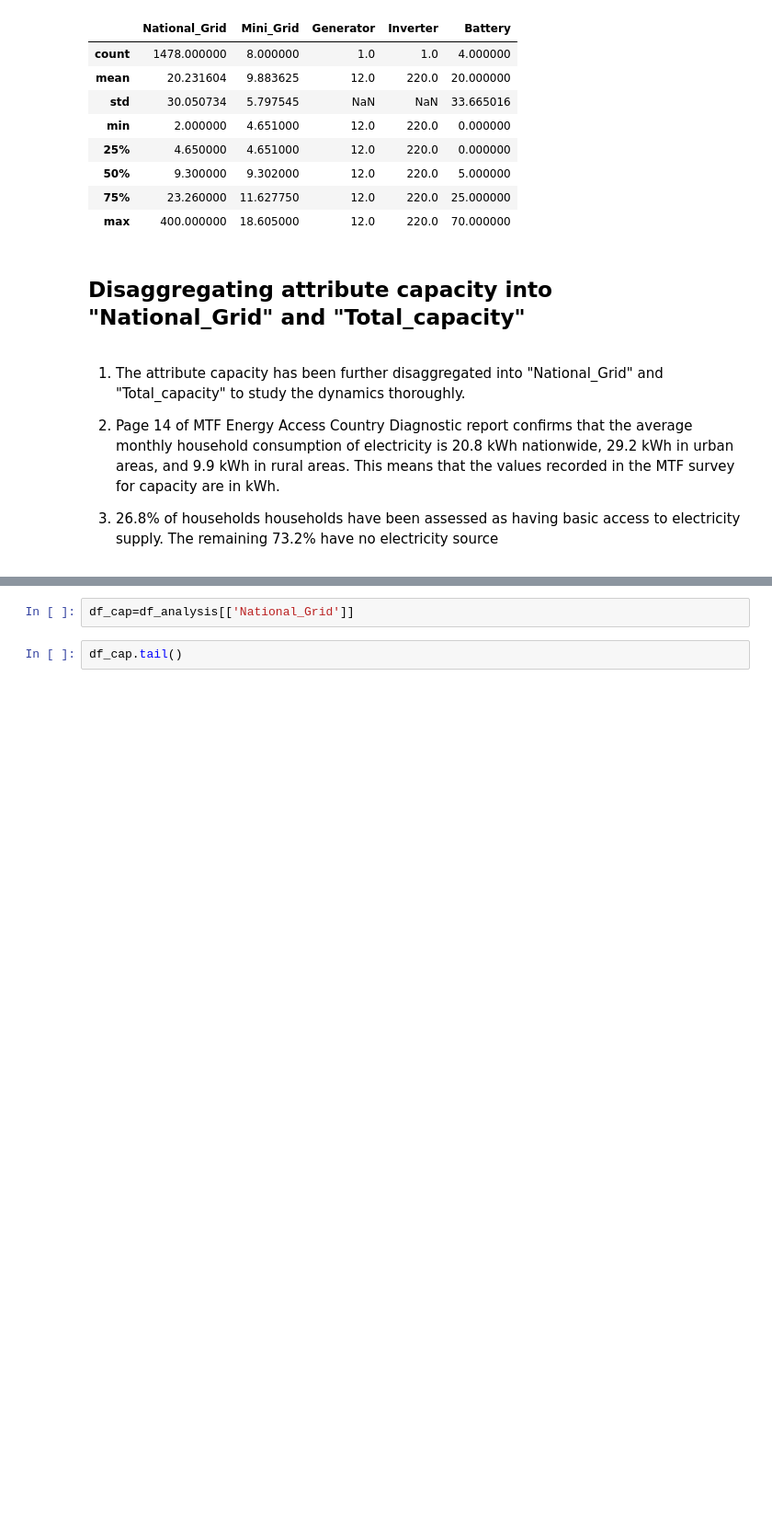
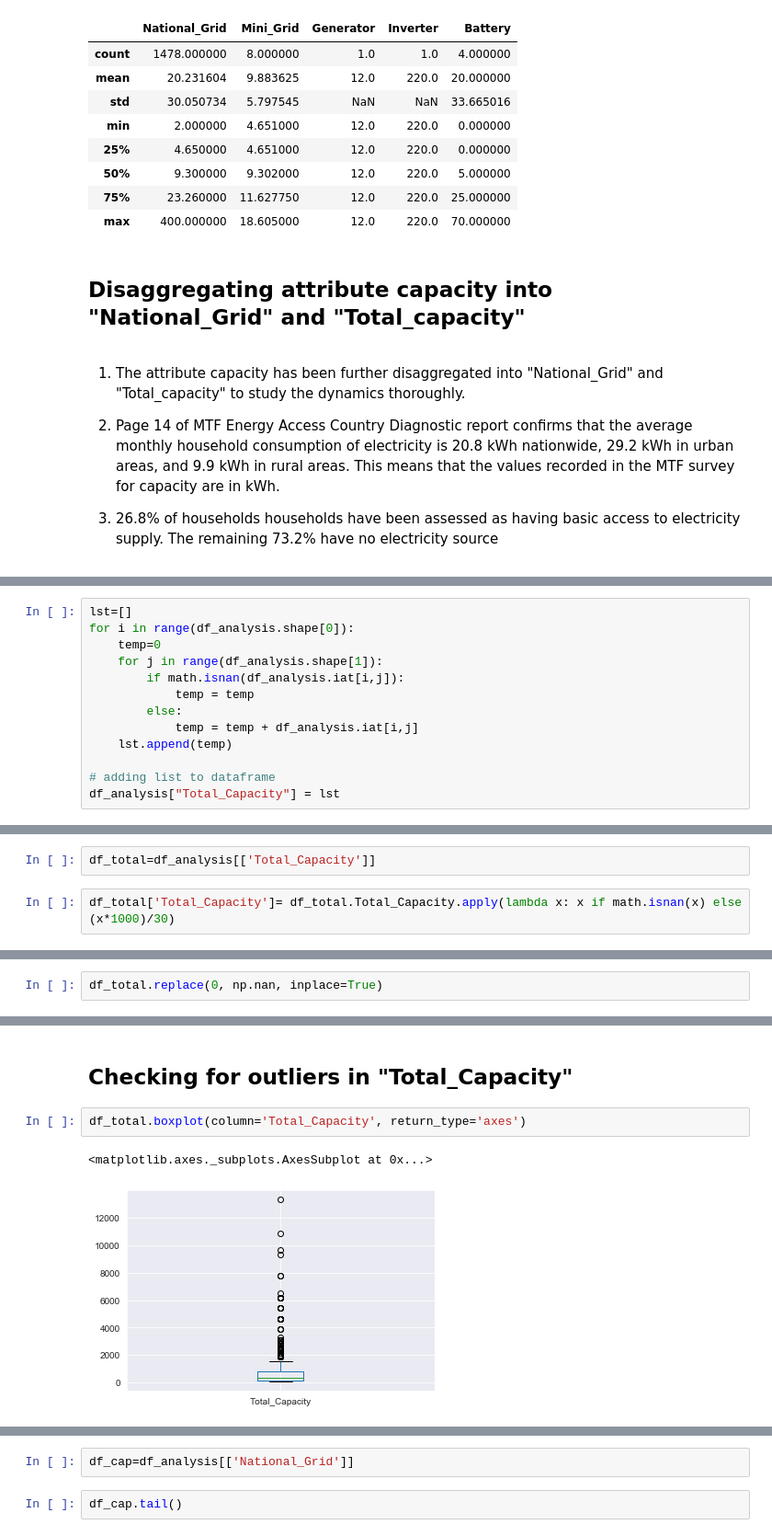
Before and after one commit to HEDERA-PLATFORM/mtf-rwanda-analysis, a Jupyter notebook: Rwanda_MTF.ipynb, the cells around one changed output, grey strips where cells are left out. Shown at 92% size. Drawn from its saved outputs; the diff is of its cells as text; blank space fills up the shorter version.

```diff
--- a/Rwanda_MTF.ipynb
+++ b/Rwanda_MTF.ipynb
@@ -109,0 +114,13 @@ df_analysis.describe()
+# %%
+lst=[]
+for i in range(df_analysis.shape[0]):
+    temp=0
+    for j in range(df_analysis.shape[1]):
+        if math.isnan(df_analysis.iat[i,j]):
+            temp = temp
+        else:
+            temp = temp + df_analysis.iat[i,j]
+    lst.append(temp)
+
+# adding list to dataframe
+df_analysis["Total_Capacity"] = lst
@@ -109,0 +138,4 @@ df_analysis.describe()
+# %%
+df_total=df_analysis[['Total_Capacity']]
+# %%
+df_total['Total_Capacity']= df_total.Total_Capacity.apply(lambda x: x if math.isnan(x) else (x*1000)/30)
@@ -109,0 +153,2 @@ df_analysis.describe()
+# %%
+df_total.replace(0, np.nan, inplace=True)
@@ -109,0 +164,7 @@ df_analysis.describe()
+# %% [markdown]
+## Checking for outliers in "Total_Capacity"
+# %%
+df_total.boxplot(column='Total_Capacity', return_type='axes')
+# %% [output]
+<matplotlib.axes._subplots.AxesSubplot at 0x...>
+[figure, added]
```
Also changed, not shown: parts of 33 cells of this notebook.
